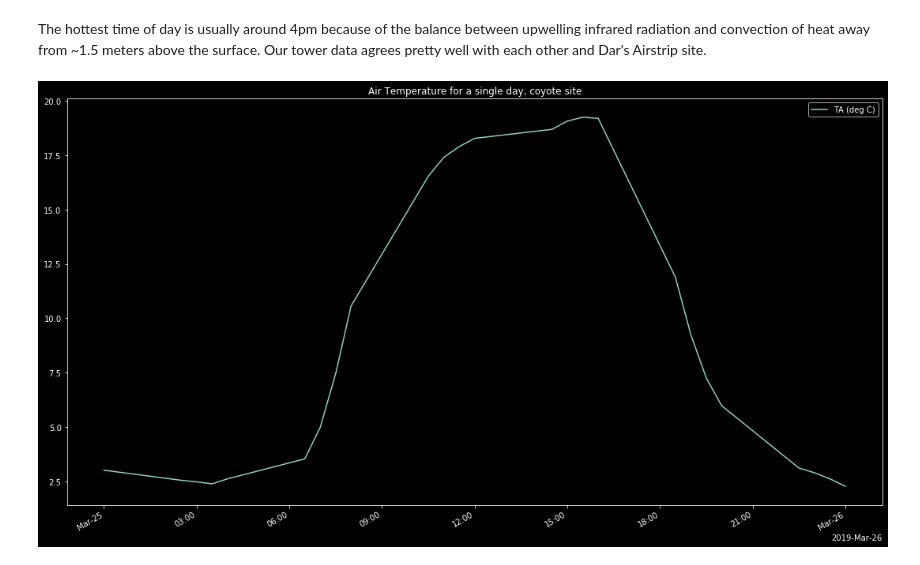
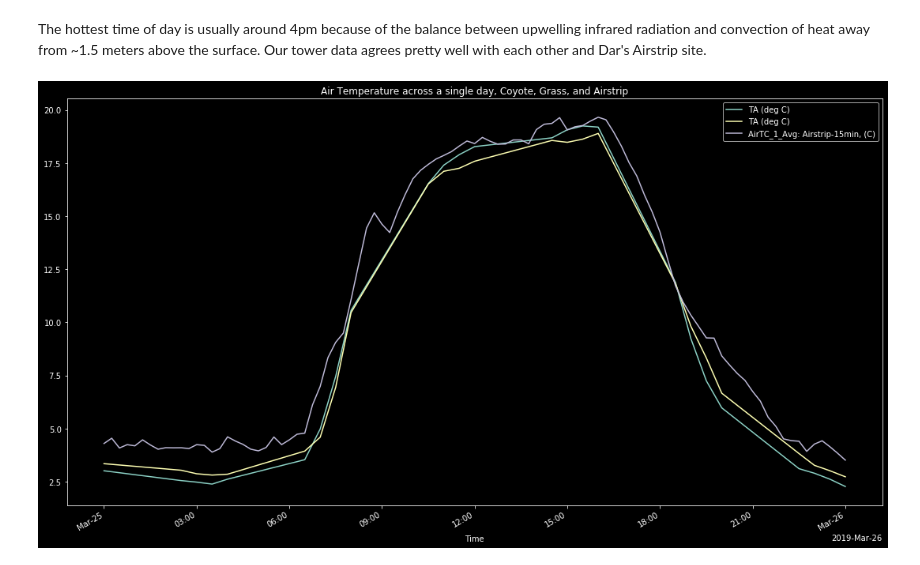
Before and after one commit to rbavery/sedgwick-biophysics, a Jupyter notebook: processed-by-eddypro-scratch.ipynb, the cells around one changed output. Cells and saved outputs as stored; diff of their text form; code cells hidden in the pictures.

```diff
--- a/processed-by-eddypro-scratch.ipynb
+++ b/processed-by-eddypro-scratch.ipynb
@@ -8,7 +11,7 @@ import numpy as np
 from os.path import join as j
 from datetime import datetime
 
-DIR = "/home/rave/biophysics-course-2019/Processed_Flux_Tower_Data"
+DIR = "/home/rave/sedgwick-biophysics/Processed_Flux_Tower_Data"
 coyote_path = j(DIR,"coyote_bush_site")
 grass_path = j(DIR,"grass_site")
 
@@ -30,23 +38,29 @@ grass = read_and_tidy(j(grass_path, "eddypro_adv_ameriflux_2019-03-28T081623_adv
 # %% [markdown]
 The hottest time of day is usually around 4pm because of the balance between upwelling infrared radiation and convection of heat away from ~1.5 meters above the surface. Our tower data agrees pretty well with each other and Dar's Airstrip site.
 # %%
-def plot_nice_date(df, site_name, y):
+plt.style.use('dark_background')
 
-    plt.style.use('dark_background')
+fig, ax = plt.subplots()
+fig.set_size_inches(18.5, 10.5)
 
-    fig, ax = plt.subplots()
-    fig.set_size_inches(18.5, 10.5)
+def plot_nice_date(df, site_name, y, fig, ax, title=''):
     locator = mdates.AutoDateLocator()
     formatter = mdates.ConciseDateFormatter(locator)
     ax.xaxis.set_major_locator(locator)
     ax.xaxis.set_major_formatter(formatter)
 
 
-    df.shift(-8, freq ='H')\
+    line = df.shift(-8, freq ='H')\
         .loc[datetime(year = 2019, month = 3, day = 25):datetime(year = 2019, month = 3, day = 26)]\
-        .plot(ax =ax, y = y)
+        .plot(ax =ax, y = y, x_compat=True)
+    ax.set_title(title)
 
-    ax.set_title('Air Temperature for a single day, ' + site_name+' site')
-plot_nice_date(coyote, "coyote", "TA (deg C)")
+plot_nice_date(coyote, "coyote", "TA (deg C)", fig, ax)
+plot_nice_date(grass, "grass", "TA (deg C)", fig, ax)
+
+airstrip = pd.read_csv("Processed_Flux_Tower_Data/Airstrip-15min.csv", sep="\t")
+airstrip.index = pd.to_datetime(airstrip['Time'])
+
+plot_nice_date(airstrip, "Airstrip (Dar's)", "AirTC_1_Avg: Airstrip-15min, (C)", fig, ax, title='Air Temperature across a single day, Coyote, Grass, and Airstrip')
 # %% [output]
-[figure, old version]
+[figure, new version]
```
Also changed, not shown: parts of 13 cells of this notebook.
